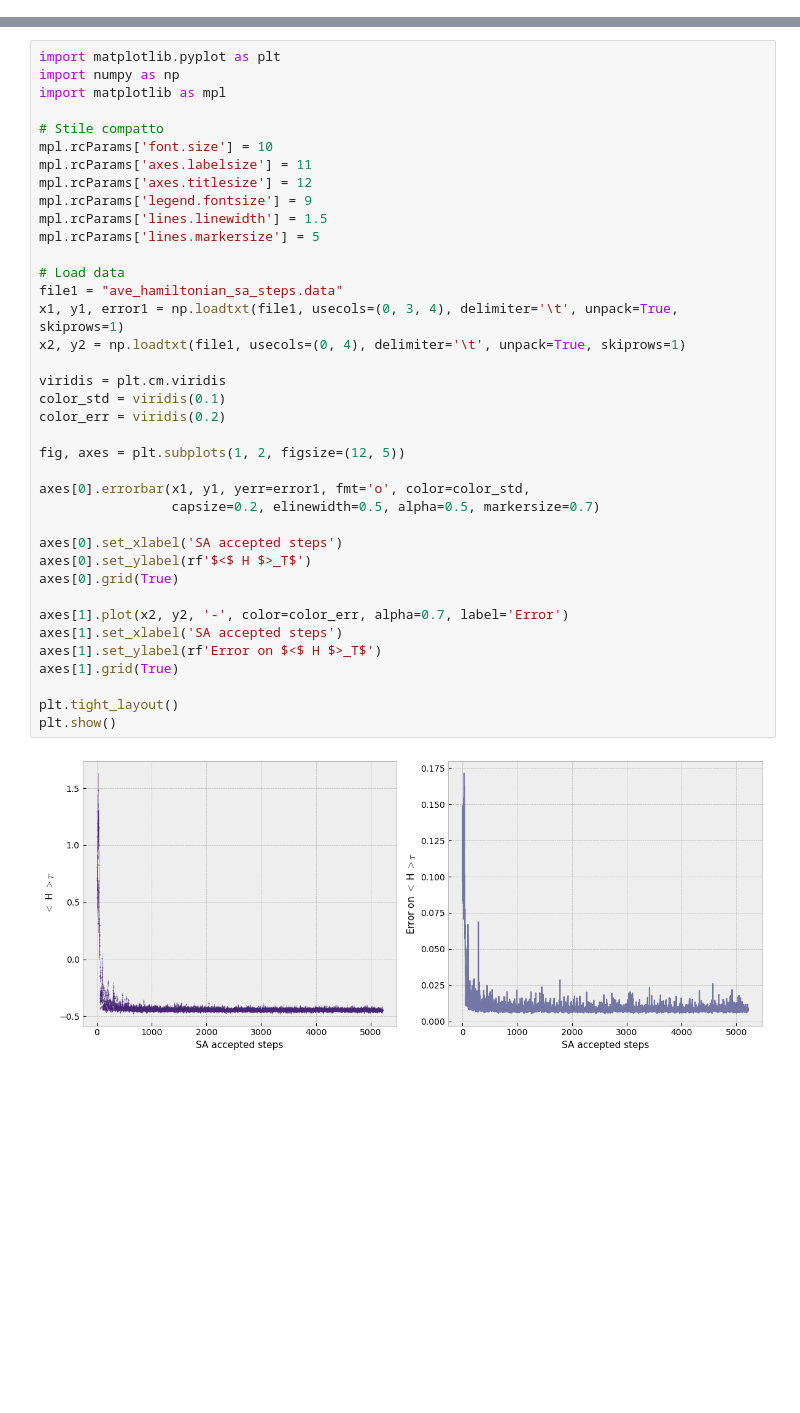
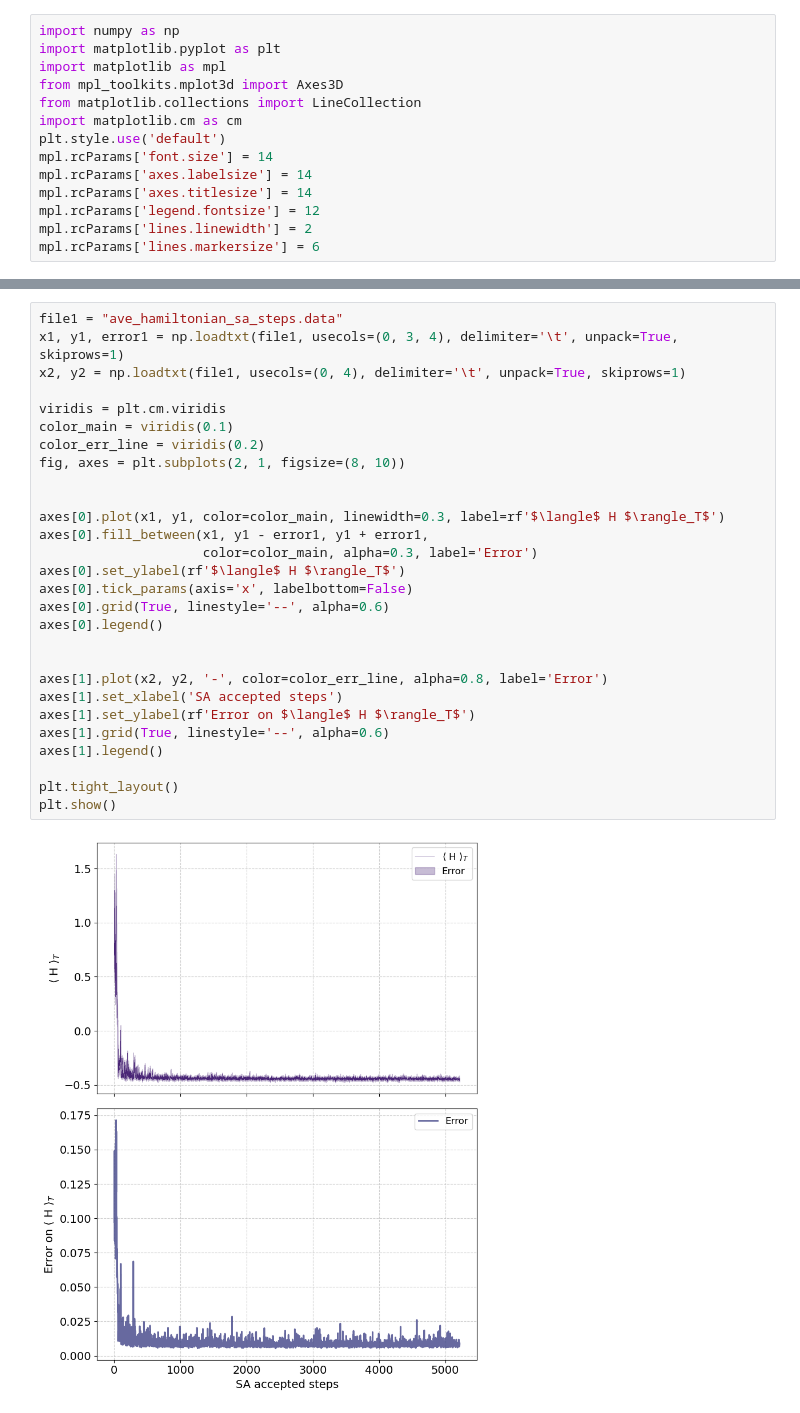
Before and after one commit to SMDP02/Numerical-Simulation---AA-2024-2025, a Jupyter notebook: Lect_8/DiPaolo_Lecture_8.ipynb, the cells around one changed output, grey strips where cells are left out. Drawn from its saved outputs; the diff is of its cells as text; blank space fills up the shorter version.

```diff
--- a/Lect_8/DiPaolo_Lecture_8.ipynb
+++ b/Lect_8/DiPaolo_Lecture_8.ipynb
@@ -64 +219,15 @@ $\mu$ = 0.803221
+# %%
+import numpy as np
+import matplotlib.pyplot as plt
+import matplotlib as mpl
+from mpl_toolkits.mplot3d import Axes3D
+from matplotlib.collections import LineCollection
+import matplotlib.cm as cm
+plt.style.use('default')
+mpl.rcParams['font.size'] = 14
+mpl.rcParams['axes.labelsize'] = 14
+mpl.rcParams['axes.titlesize'] = 14
+mpl.rcParams['legend.fontsize'] = 12
+mpl.rcParams['lines.linewidth'] = 2
+mpl.rcParams['lines.markersize'] = 6
 # %%
@@ -160,40 +267,30 @@ GS energy:  -0.444795 $\pm$ 0.000745191
 # %%
-import matplotlib.pyplot as plt
-import numpy as np
-import matplotlib as mpl
-
-# Stile compatto
-mpl.rcParams['font.size'] = 10
-mpl.rcParams['axes.labelsize'] = 11
-mpl.rcParams['axes.titlesize'] = 12
-mpl.rcParams['legend.fontsize'] = 9
-mpl.rcParams['lines.linewidth'] = 1.5
-mpl.rcParams['lines.markersize'] = 5
-
-# Load data
 file1 = "ave_hamiltonian_sa_steps.data"
 x1, y1, error1 = np.loadtxt(file1, usecols=(0, 3, 4), delimiter='\t', unpack=True, skiprows=1)
 x2, y2 = np.loadtxt(file1, usecols=(0, 4), delimiter='\t', unpack=True, skiprows=1)
 
 viridis = plt.cm.viridis
-color_std = viridis(0.1)
-color_err = viridis(0.2)
+color_main = viridis(0.1)
+color_err_line = viridis(0.2)
+fig, axes = plt.subplots(2, 1, figsize=(8, 10))
 
-fig, axes = plt.subplots(1, 2, figsize=(12, 5))
 
-axes[0].errorbar(x1, y1, yerr=error1, fmt='o', color=color_std,
-                 capsize=0.2, elinewidth=0.5, alpha=0.5, markersize=0.7)
+axes[0].plot(x1, y1, color=color_main, linewidth=0.3, label=rf'$\langle$ H $\rangle_T$')
+axes[0].fill_between(x1, y1 - error1, y1 + error1,
+                     color=color_main, alpha=0.3, label='Error')
+axes[0].set_ylabel(rf'$\langle$ H $\rangle_T$')
+axes[0].tick_params(axis='x', labelbottom=False)
+axes[0].grid(True, linestyle='--', alpha=0.6)
+axes[0].legend()
 
-axes[0].set_xlabel('SA accepted steps')
-axes[0].set_ylabel(rf'$<$ H $>_T$')
-axes[0].grid(True)
 
-axes[1].plot(x2, y2, '-', color=color_err, alpha=0.7, label='Error')
+axes[1].plot(x2, y2, '-', color=color_err_line, alpha=0.8, label='Error')
 axes[1].set_xlabel('SA accepted steps')
-axes[1].set_ylabel(rf'Error on $<$ H $>_T$')
-axes[1].grid(True)
+axes[1].set_ylabel(rf'Error on $\langle$ H $\rangle_T$')
+axes[1].grid(True, linestyle='--', alpha=0.6)
+axes[1].legend()
 
 plt.tight_layout()
 plt.show()
 # %% [output]
-[figure, old version]
+[figure, new version]
```
Also changed, not shown: parts of 16 cells of this notebook.
